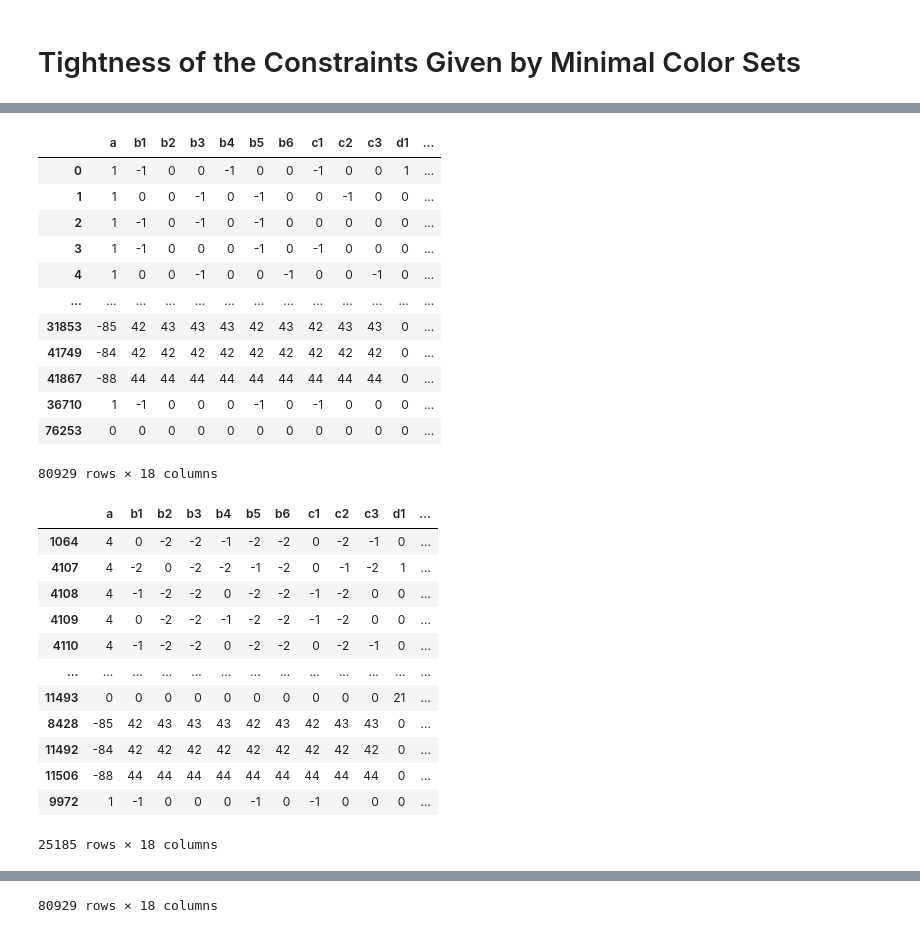
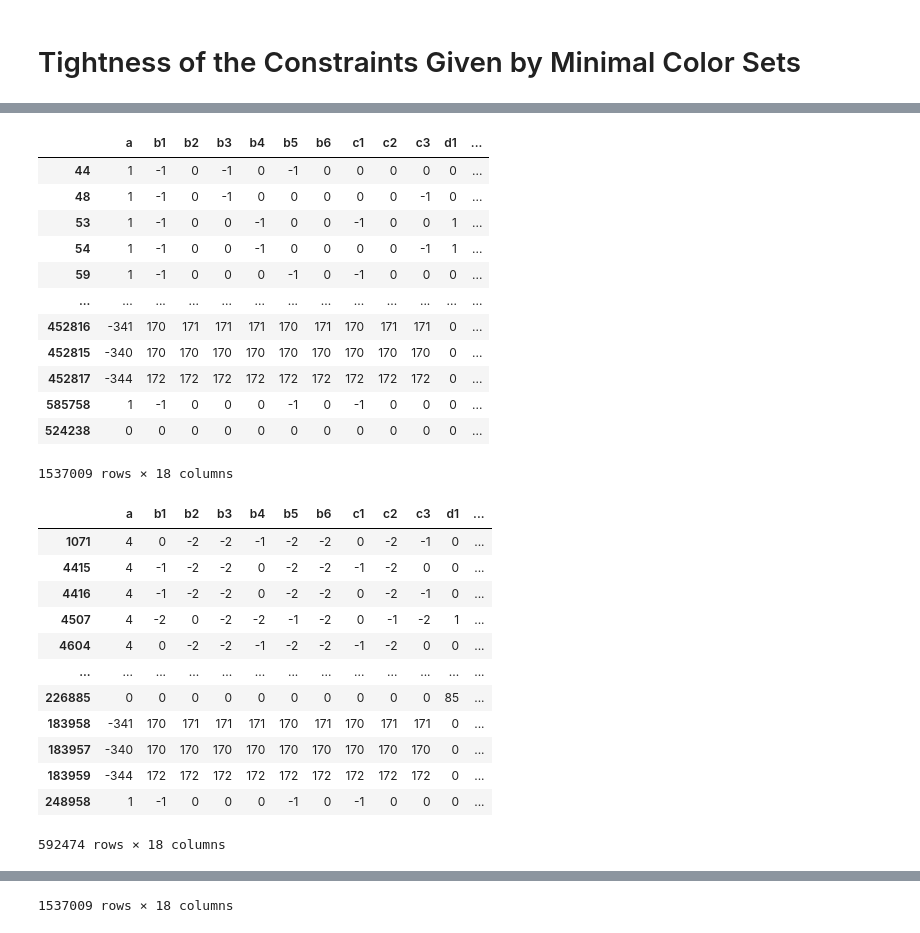
Before and after one commit to davidmisiak/flow-polynomials, a Jupyter notebook: analysis.ipynb, the cells around one changed output, grey strips where cells are left out. Saved outputs shown, nothing was run; the diff lists cells and outputs as text; code cells hidden in the pictures.

```diff
--- a/analysis.ipynb
+++ b/analysis.ipynb
@@ -22,13 +19,13 @@ def df_show_all_rows(df):
         display(df)
 # %%
 def load_stats(path):
-    return pd.read_table(path, names=['k', 'n', 'c', 'min', 'max', 'star'], sep=' ')
+    return pd.read_table(path, names=['k', 'n', 'c', 'min', 'max', 'star', 'count'], sep=' ')
 
 def load_k(k, path):
     if k == 4:
-        return pd.read_table(path, names=['n', 'a', 'b1', 'b2'], sep=' ')
+        return pd.read_table(path, names=['n', 'a', 'b1', 'b2', 'count'], sep=' ')
     if k == 5:
-        return pd.read_table(path, names=['n', 'a', 'b1', 'b2', 'b3', 'b4', 'b5'], sep=' ')
+        return pd.read_table(path, names=['n', 'a', 'b1', 'b2', 'b3', 'b4', 'b5', 'count'], sep=' ')
     if k == 6:
         return pd.read_table(path, names=[
             'n',
@@ -36,7 +33,8 @@ def load_k(k, path):
             'b1', 'b2', 'b3', 'b4', 'b5', 'b6',
             'c1', 'c2', 'c3',
             'd1', 'd2', 'd3',
-            'e1', 'e2'
+            'e1', 'e2',
+            'count',
         ], sep=' ')
     if k == 7:
         return pd.read_table(path, names=[
@@ -47,19 +45,30 @@ def load_k(k, path):
             'd1', 'd2', 'd3', 'd4', 'd5', 'd6', 'd7',
             'e1', 'e2', 'e3', 'e4', 'e5', 'e6', 'e7',
             'f1', 'f2', 'f3', 'f4', 'f5', 'f6', 'f7',
+            'count',
         ], sep=' ')
     raise NotImplementedError
 
-def load_sym_sums(k, path):
+def load_kss(k, path):
     if k == 4:
-        return pd.read_table(path, names=['n', 'a', 'b'], sep=' ')
+        return pd.read_table(path, names=['n', 'a', 'b', 'count'], sep=' ')
     if k == 5:
-        return pd.read_table(path, names=['n', 'a', 'b'], sep=' ')
+        return pd.read_table(path, names=['n', 'a', 'b', 'count'], sep=' ')
     if k == 6:
-        return pd.read_table(path, names=['n', 'a', 'b', 'c', 'd', 'e'], sep=' ')
+        return pd.read_table(path, names=['n', 'a', 'b', 'c', 'd', 'e', 'count'], sep=' ')
     if k == 7:
-        return pd.read_table(path, names=['n', 'a', 'b', 'c', 'd', 'e', 'f'], sep=' ')
+        return pd.read_table(path, names=['n', 'a', 'b', 'c', 'd', 'e', 'f', 'count'], sep=' ')
     raise NotImplementedError
+
+df_stats_c2m2dP = load_stats('computed/counts-stats-c2m2dP-30-1.txt.gz')
+df_stats_dP = load_stats('computed/counts-stats-dP-30-1.txt.gz')
+
+df_k4_c2m2dP4 = load_k(4, 'computed/counts-k4-c2m2dP4-30-1.txt.gz')
+df_k5_c2m2dP5 = load_k(5, 'computed/counts-k5-c2m2dP5-30-1.txt.gz')
+df_k6_c2m2dP6 = load_k(6, 'computed/counts-k6-c2m2dP6-30-1.txt.gz')
+df_k4_dP4 = load_k(4, 'computed/counts-k4-dP4-30-1.txt.gz')
+df_k5_dP5 = load_k(5, 'computed/counts-k5-dP5-30-1.txt.gz')
+df_k6_dP6 = load_k(6, 'computed/counts-k6-dP6-30-1.txt.gz')
 # %%
 def remove_float_xticks():
     filtered = [t for t in plt.xticks()[0] if math.isclose(t, round(t))]
@@ -653,55 +699,52 @@ display(mcs_k5_p3(df_k5_c2m2dP5).sort_values(by=['ratio', 'colorings'], ascendin
 # %%
 def mcs_k6_p1(df):
     # 6-cycle
     df = unique_rows(df[[
         'a',
         'b1', 'b2', 'b3', 'b4', 'b5', 'b6',
         'c1', 'c2', 'c3',
         'd1', 'd2', 'd3',
         'e1', 'e2'
     ]])
     a = df.a
     b = df.b1 + df.b2 + df.b3 + df.b4 + df.b5 + df.b6
     c = df.c1 + df.c2 + df.c3
     d = df.d1 + df.d2 + df.d3
     e = df.e1 + df.e2
     df['colorings'] = 183*a + 63*b + 36*c + 27*d + 27*e
     df['selected'] = 63*a +33*b + 12*c + 21*d + 21*e
     df['ratio'] = df.selected / df.colorings
     return df.sort_values(by=['selected', 'colorings'], ascending=[True, False])
 
-df_k6_c2m2dP6 = load_k(6, 'computed/each-k6-c2m2dP6-26-1.txt.gz')
-df_k6_dP6 = load_k(6, 'computed/each-k6-dP6-26-1.txt.gz')
-
 display(mcs_k6_p1(df_k6_c2m2dP6))
 display(mcs_k6_p1(df_k6_dP6))
 
 display(mcs_k6_p1(df_k6_c2m2dP6).sort_values(by=['ratio', 'colorings'], ascending=[True, False]))
 # %% [output]
 |  | a | b1 | b2 | b3 | b4 | b5 | b6 | c1 | c2 | c3 | d1 | ... |
-| 0 | 1 | -1 | 0 | 0 | -1 | 0 | 0 | -1 | 0 | 0 | 1 | ... |
-| 1 | 1 | 0 | 0 | -1 | 0 | -1 | 0 | 0 | -1 | 0 | 0 | ... |
-| 2 | 1 | -1 | 0 | -1 | 0 | -1 | 0 | 0 | 0 | 0 | 0 | ... |
-| 3 | 1 | -1 | 0 | 0 | 0 | -1 | 0 | -1 | 0 | 0 | 0 | ... |
-| 4 | 1 | 0 | 0 | -1 | 0 | 0 | -1 | 0 | 0 | -1 | 0 | ... |
+| 44 | 1 | -1 | 0 | -1 | 0 | -1 | 0 | 0 | 0 | 0 | 0 | ... |
+| 48 | 1 | -1 | 0 | -1 | 0 | 0 | 0 | 0 | 0 | -1 | 0 | ... |
+| 53 | 1 | -1 | 0 | 0 | -1 | 0 | 0 | -1 | 0 | 0 | 1 | ... |
+| 54 | 1 | -1 | 0 | 0 | -1 | 0 | 0 | 0 | 0 | -1 | 1 | ... |
+| 59 | 1 | -1 | 0 | 0 | 0 | -1 | 0 | -1 | 0 | 0 | 0 | ... |
 | ... | ... | ... | ... | ... | ... | ... | ... | ... | ... | ... | ... | ... |
-| 31853 | -85 | 42 | 43 | 43 | 43 | 42 | 43 | 42 | 43 | 43 | 0 | ... |
-| 41749 | -84 | 42 | 42 | 42 | 42 | 42 | 42 | 42 | 42 | 42 | 0 | ... |
-| 41867 | -88 | 44 | 44 | 44 | 44 | 44 | 44 | 44 | 44 | 44 | 0 | ... |
-| 36710 | 1 | -1 | 0 | 0 | 0 | -1 | 0 | -1 | 0 | 0 | 0 | ... |
-| 76253 | 0 | 0 | 0 | 0 | 0 | 0 | 0 | 0 | 0 | 0 | 0 | ... |
+| 452816 | -341 | 170 | 171 | 171 | 171 | 170 | 171 | 170 | 171 | 171 | 0 | ... |
+| 452815 | -340 | 170 | 170 | 170 | 170 | 170 | 170 | 170 | 170 | 170 | 0 | ... |
+| 452817 | -344 | 172 | 172 | 172 | 172 | 172 | 172 | 172 | 172 | 172 | 0 | ... |
+| 585758 | 1 | -1 | 0 | 0 | 0 | -1 | 0 | -1 | 0 | 0 | 0 | ... |
+| 524238 | 0 | 0 | 0 | 0 | 0 | 0 | 0 | 0 | 0 | 0 | 0 | ... |
-80929 rows × 18 columns
+1537009 rows × 18 columns
 |  | a | b1 | b2 | b3 | b4 | b5 | b6 | c1 | c2 | c3 | d1 | ... |
-| 1064 | 4 | 0 | -2 | -2 | -1 | -2 | -2 | 0 | -2 | -1 | 0 | ... |
-| 4107 | 4 | -2 | 0 | -2 | -2 | -1 | -2 | 0 | -1 | -2 | 1 | ... |
-| 4108 | 4 | -1 | -2 | -2 | 0 | -2 | -2 | -1 | -2 | 0 | 0 | ... |
-| 4109 | 4 | 0 | -2 | -2 | -1 | -2 | -2 | -1 | -2 | 0 | 0 | ... |
-| 4110 | 4 | -1 | -2 | -2 | 0 | -2 | -2 | 0 | -2 | -1 | 0 | ... |
+| 1071 | 4 | 0 | -2 | -2 | -1 | -2 | -2 | 0 | -2 | -1 | 0 | ... |
+| 4415 | 4 | -1 | -2 | -2 | 0 | -2 | -2 | -1 | -2 | 0 | 0 | ... |
+| 4416 | 4 | -1 | -2 | -2 | 0 | -2 | -2 | 0 | -2 | -1 | 0 | ... |
+| 4507 | 4 | -2 | 0 | -2 | -2 | -1 | -2 | 0 | -1 | -2 | 1 | ... |
+| 4604 | 4 | 0 | -2 | -2 | -1 | -2 | -2 | -1 | -2 | 0 | 0 | ... |
 | ... | ... | ... | ... | ... | ... | ... | ... | ... | ... | ... | ... | ... |
-| 11493 | 0 | 0 | 0 | 0 | 0 | 0 | 0 | 0 | 0 | 0 | 21 | ... |
-| 8428 | -85 | 42 | 43 | 43 | 43 | 42 | 43 | 42 | 43 | 43 | 0 | ... |
-| 11492 | -84 | 42 | 42 | 42 | 42 | 42 | 42 | 42 | 42 | 42 | 0 | ... |
-| 11506 | -88 | 44 | 44 | 44 | 44 | 44 | 44 | 44 | 44 | 44 | 0 | ... |
-| 9972 | 1 | -1 | 0 | 0 | 0 | -1 | 0 | -1 | 0 | 0 | 0 | ... |
+| 226885 | 0 | 0 | 0 | 0 | 0 | 0 | 0 | 0 | 0 | 0 | 85 | ... |
+| 183958 | -341 | 170 | 171 | 171 | 171 | 170 | 171 | 170 | 171 | 171 | 0 | ... |
+| 183957 | -340 | 170 | 170 | 170 | 170 | 170 | 170 | 170 | 170 | 170 | 0 | ... |
+| 183959 | -344 | 172 | 172 | 172 | 172 | 172 | 172 | 172 | 172 | 172 | 0 | ... |
+| 248958 | 1 | -1 | 0 | 0 | 0 | -1 | 0 | -1 | 0 | 0 | 0 | ... |
-25185 rows × 18 columns
+592474 rows × 18 columns
 |  | a | b1 | b2 | b3 | b4 | b5 | b6 | c1 | c2 | c3 | d1 | ... |
@@ -718,2 +761,2 @@ display(mcs_k6_p1(df_k6_c2m2dP6).sort_values(by=['ratio', 'colorings'], ascendin
 | 8 | -2 | 1 | 1 | 1 | 1 | 1 | 1 | 1 | 1 | 1 | 0 | ... |
-80929 rows × 18 columns
+1537009 rows × 18 columns
```
Also changed, not shown: parts of 28 cells of this notebook.
